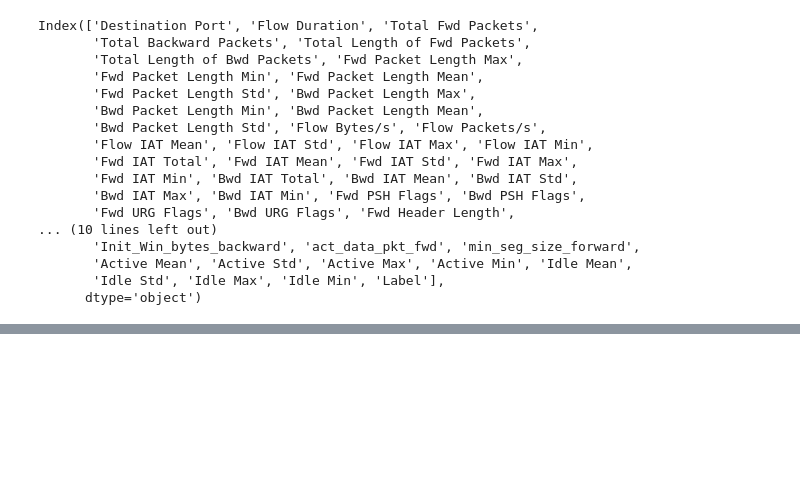
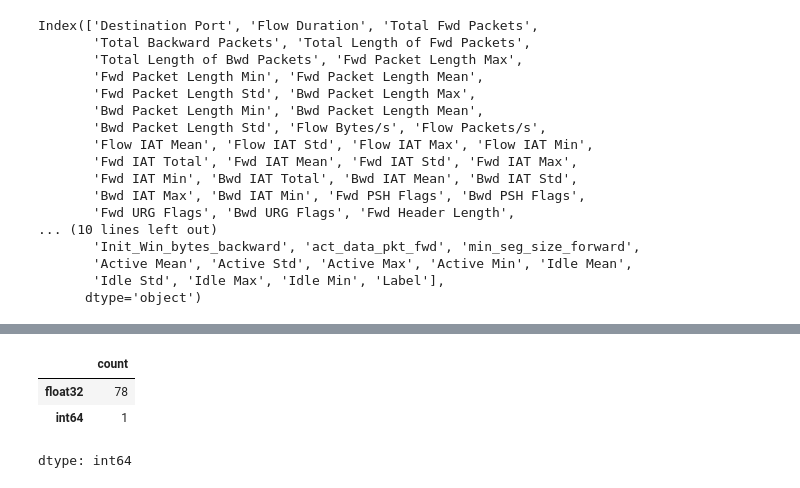
Before and after one commit to ScarZeus/DeepNIDS, a Jupyter notebook: main.ipynb, the cells around one changed output, grey strips where cells are left out. Cells and saved outputs as stored; diff of their text form; code cells hidden in the pictures; blank space fills up the shorter version.

Commit message:
column reduction has been completed

```diff
--- a/main.ipynb
+++ b/main.ipynb
@@ -99,0 +109,14 @@ df_minimization = (
+# %%
+exception_col = 'Label'
+
+for col in df.columns:
+  if col != exception_col:
+    df_minimization[col] = df[col].astype('float32')
+
+df[exception_col] = df[exception_col].astype("int8")
+df_minimization.dtypes.value_counts()
+# %% [output]
+|  | count |
+| float32 | 78 |
+| int64 | 1 |
+dtype: int64
```
Also changed, not shown: parts of 4 cells of this notebook.
